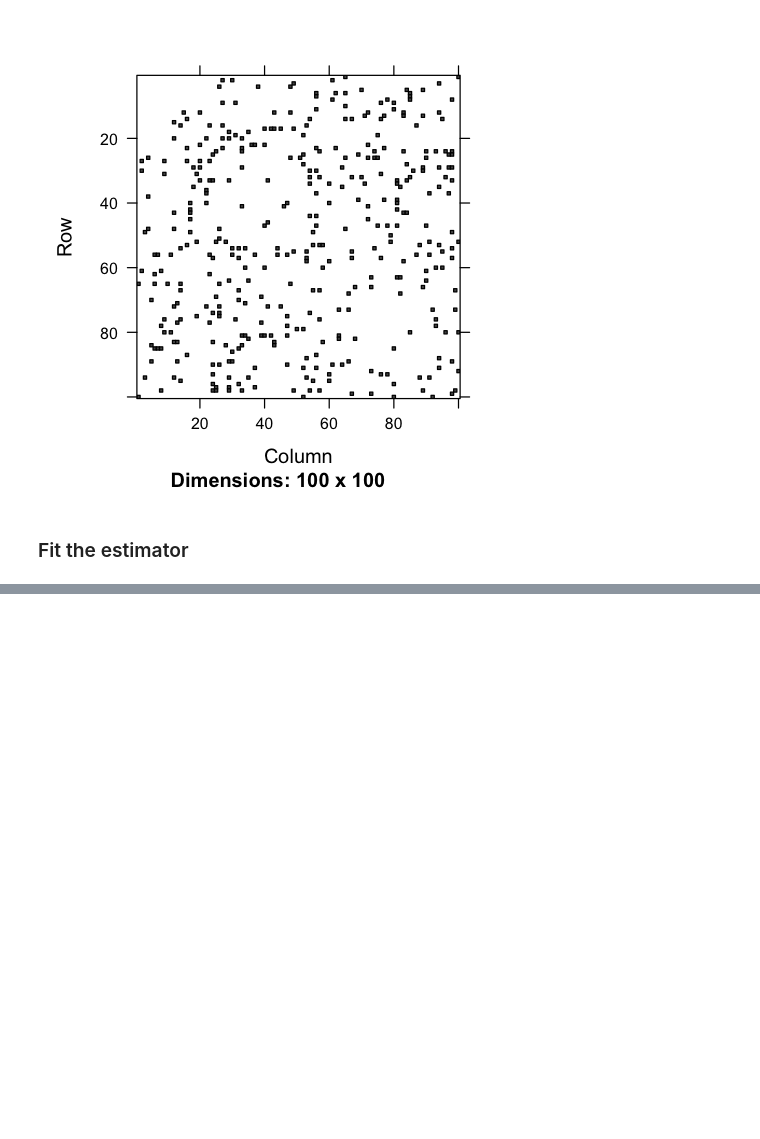
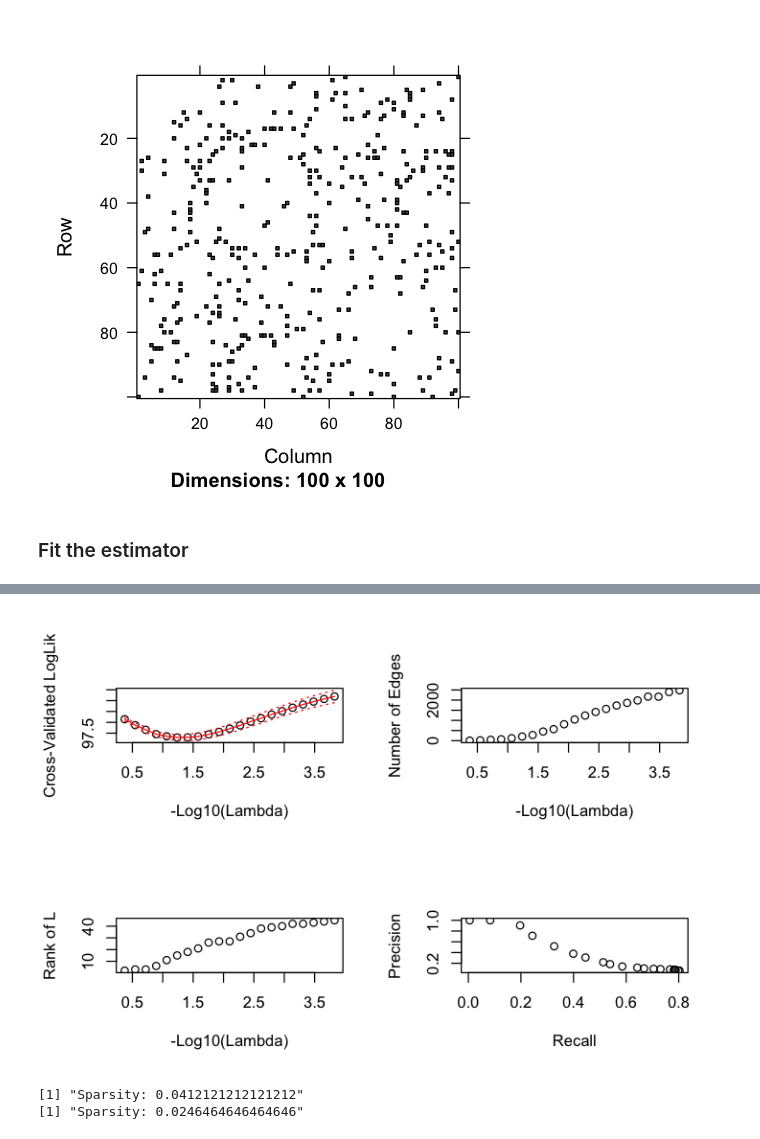
Before and after one commit to benjaminfrot/lrps-admm, a Jupyter notebook: LRpSADMMExample.ipynb, the cells around one changed output, grey strips where cells are left out. Saved outputs shown, nothing was run; the diff lists cells and outputs as text; code cells hidden in the pictures; blank space fills up the shorter version.

```diff
--- a/LRpSADMMExample.ipynb
+++ b/LRpSADMMExample.ipynb
@@ -107,0 +142,6 @@ Note that it does not decrease monotically for two reasons: the algorithm is acc
+# %%
+source("./lrps/cross_validation.R")
+xval.path <- cross.validate.low.rank.plus.sparse(X = X, gamma = 0.15, n = nrow(X), covariance.estimator = cor,
+                                                 n.folds = 5,
+                                                 verbose = TRUE, seed = 1,
+                                                 n.lambdas = 40, lambda.ratio = 1e-03)
@@ -107,0 +166,15 @@ Note that it does not decrease monotically for two reasons: the algorithm is acc
+# %%
+# There is also a function to show the cross-validated path.
+show.cross.validate.low.rank.plus.sparse(xval.path, ground.truth = true.S) # The ground truth is optional
+# %% [output]
+[figure, added]
+# %%
+# We can pick the best graph according to cross-validation according to two criteria
+best.fit <- choose.cross.validate.low.rank.plus.sparse(xval.path = xval.path)
+print(paste("Sparsity:", best.fit$sparsity))
+# This one typically picks a more parsimonious models
+best.fit.hastie <- choose.cross.validate.low.rank.plus.sparse(xval.path = xval.path, method = "hastie")
+print(paste("Sparsity:", best.fit.hastie$sparsity))
+# %% [output]
+[1] "Sparsity: 0.0412121212121212"
+[1] "Sparsity: 0.0246464646464646"
```
Also changed, not shown: parts of 24 cells of this notebook.
